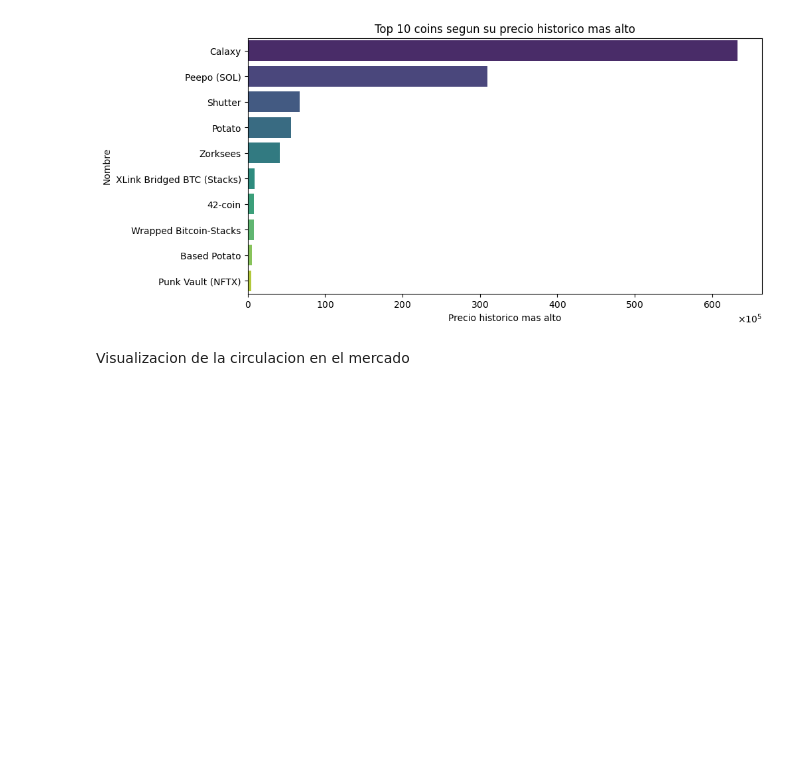
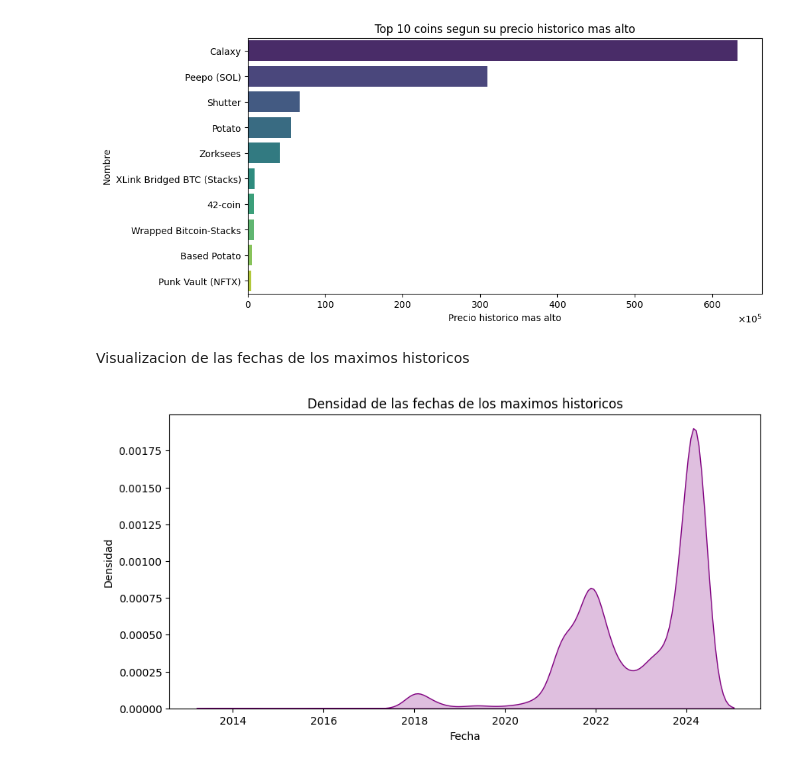
Before and after one commit to LuisFelipePoma/Crypto_App, a Jupyter notebook: src/notebooks/eda_dataset/visualize_dataset.ipynb, the cells around one changed output. Saved outputs shown, nothing was run; the diff lists cells and outputs as text; code cells hidden in the pictures; blank space fills up the shorter version.

Commit message:
visualizaciones

```diff
--- a/src/notebooks/eda_dataset/visualize_dataset.ipynb
+++ b/src/notebooks/eda_dataset/visualize_dataset.ipynb
@@ -84,5 +84,17 @@ plt.ylabel('Nombre')
 plt.show()
 # %% [output]
 [figure]
-# %% [markdown]
-Visualizacion de la circulacion en el mercado
+# %% [markdown]
+Visualizacion de las fechas de los maximos historicos
+# %%
+df_pivot = df.copy()
+df_pivot['ath_date'] = pd.to_datetime(df_pivot['ath_date'])
+
+plt.figure(figsize=(10, 5))
+sns.kdeplot(df_pivot['ath_date'], color='purple', fill=True) # type: ignore
+plt.title('Densidad de las fechas de los maximos historicos')
+plt.xlabel('Fecha')
+plt.ylabel('Densidad')
+plt.show()
+# %% [output]
+[figure, added]
```
Also changed, not shown: parts of 6 cells of this notebook, 2 other files.
